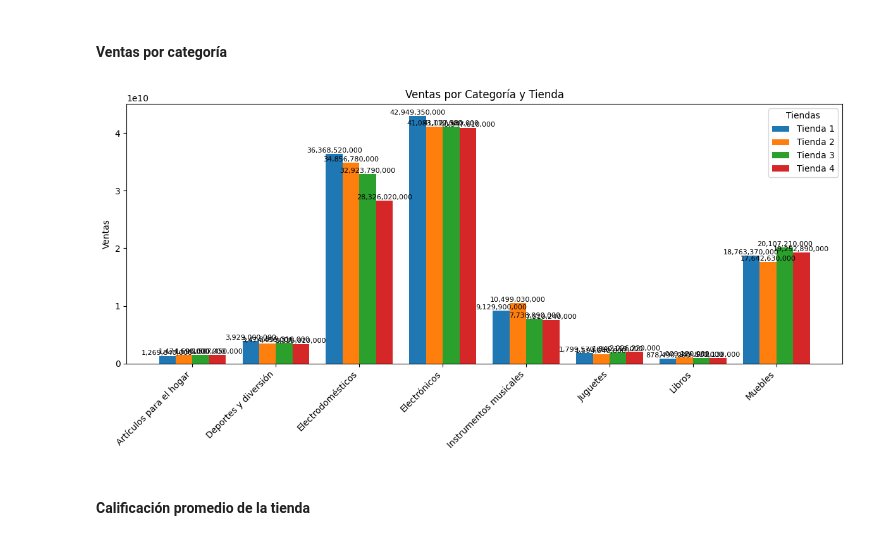
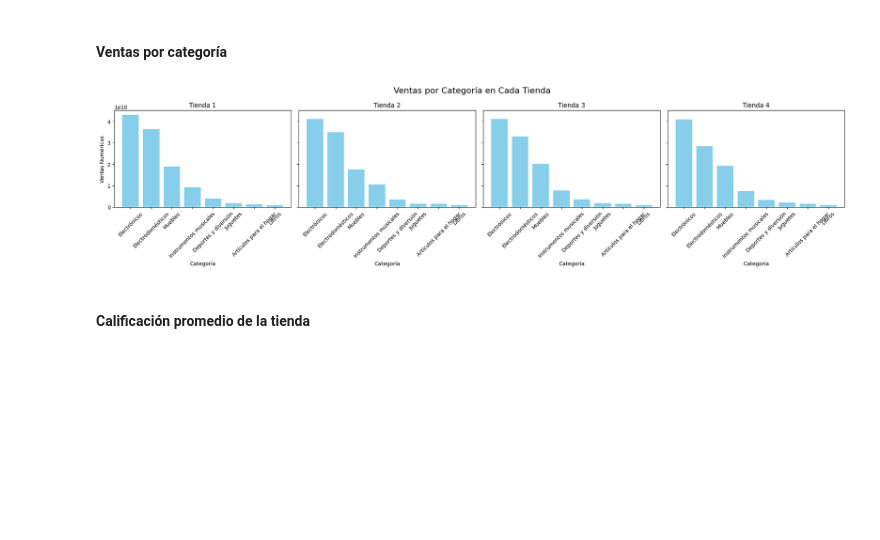
Before and after one commit to ojsilvera/AlluraG8_2025_Challenge_Alura_Store, a Jupyter notebook: AluraStoreLatam.ipynb, the cells around one changed output. Saved outputs shown, nothing was run; the diff lists cells and outputs as text; code cells hidden in the pictures; blank space fills up the shorter version.

Commit message:
Gafdicar los hallazgos obtenidos en el analisis de los datos

```diff
--- a/AluraStoreLatam.ipynb
+++ b/AluraStoreLatam.ipynb
@@ -418,56 +418,33 @@ plt.show()
 [figure]
 # %% [markdown]
 #### Ventas por categoría
-# %%
-import pandas as pd
-import matplotlib.pyplot as plt
-import numpy as np
-
-# Convertir valores formateados a float de forma segura
-analisisVentasCategoria['Ventas Numéricas'] = (
-    analisisVentasCategoria['Ventas Formateadas']
-    .str.replace(r'[^\d,]', '', regex=True)      # elimina cualquier símbolo no numérico
-    .str.replace('.', '', regex=False)
-    .str.replace(',', '', regex=False)
-    .astype(float)
-)
-
-# Pivotear
-pivot_df = analisisVentasCategoria.pivot_table(
-    index='Categoría del Producto',
-    columns='Tienda',
-    values='Ventas Numéricas',
-    aggfunc='sum'
-)
-
-# Graficar
-categorias = pivot_df.index
-tiendas = pivot_df.columns
-x = np.arange(len(categorias))
-width = 0.2
-
-fig, ax = plt.subplots(figsize=(12, 6))
-
-# Barras
-for i, tienda in enumerate(tiendas):
-    ax.bar(x + i * width, pivot_df[tienda], width, label=tienda)
-
-# Ejes y etiquetas
-ax.set_xticks(x + width * (len(tiendas) - 1) / 2)
-ax.set_xticklabels(categorias, rotation=45, ha='right')
-ax.set_ylabel('Ventas')
-ax.set_title('Ventas por Categoría y Tienda')
-ax.legend(title='Tiendas')
-
-# Mostrar valores arriba de cada barra
-for i, tienda in enumerate(tiendas):
-    for j, valor in enumerate(pivot_df[tienda]):
-        ax.text(x[j] + i * width, float(valor), f'{valor:,.0f}', ha='center', va='bottom', fontsize=8)
-
-plt.tight_layout()
-plt.show()
-# %% [output]
-[figure, removed]
+# %%
+import matplotlib.pyplot as plt
+
+# Obtener las tiendas únicas
+tiendas = analisisVentasCategoria['Tienda'].unique()
+
+# Crear subplots (1 fila, N columnas)
+fig, axs = plt.subplots(1, len(tiendas), figsize=(5 * len(tiendas), 5), sharey=True)
+
+# Si solo hay una tienda, axs no será una lista → convertirlo en lista
+if len(tiendas) == 1:
+    axs = [axs]
+
+# Crear gráfico por tienda
+for i, tienda in enumerate(tiendas):
+    df_tienda = analisisVentasCategoria[analisisVentasCategoria['Tienda'] == tienda]
+    axs[i].bar(df_tienda['Categoría del Producto'], df_tienda['Ventas Numéricas'], color='skyblue')
+    axs[i].set_title(tienda)
+    axs[i].set_xlabel('Categoría')
+    axs[i].tick_params(axis='x', rotation=45)
+
+axs[0].set_ylabel('Ventas Numéricas')
+fig.suptitle('Ventas por Categoría en Cada Tienda', fontsize=16)
+plt.tight_layout()
+plt.show()
+# %% [output]
+[figure, added]
 # %% [markdown]
 #### Calificación promedio de la tienda
 # %% [markdown]
```
